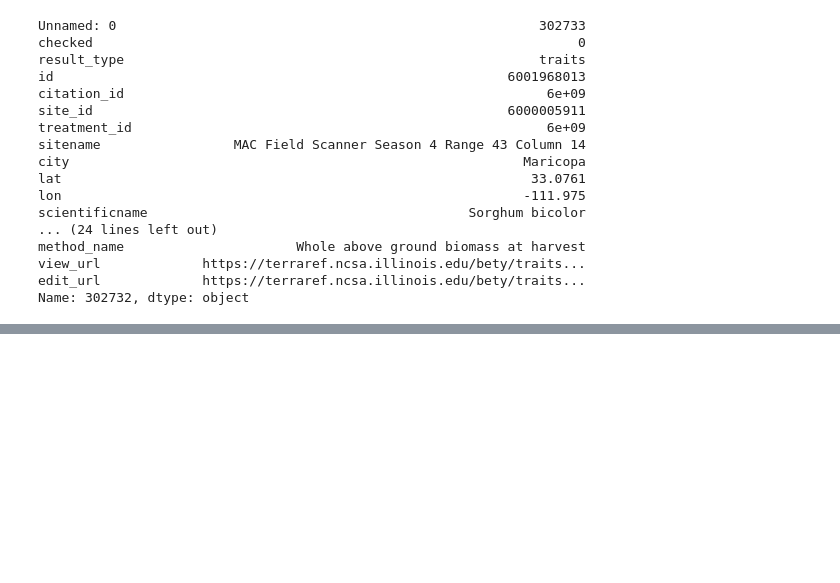
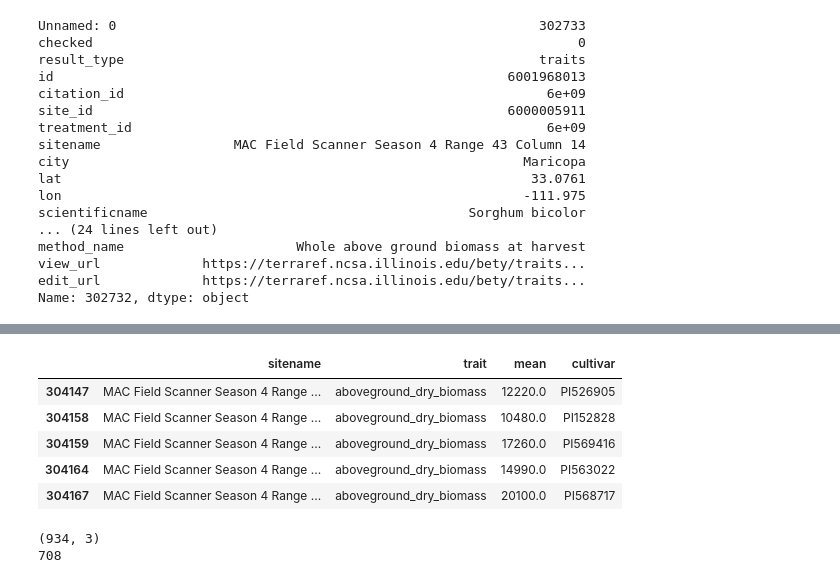
Before and after one commit to genophenoenvo/terraref-datasets, a Jupyter notebook: notebooks/gh5_phenotypes.ipynb, the cells around one changed output, grey strips where cells are left out. Cells and saved outputs as stored; diff of their text form; code cells hidden in the pictures; blank space fills up the shorter version.

```diff
--- a/notebooks/gh5_phenotypes.ipynb
+++ b/notebooks/gh5_phenotypes.ipynb
@@ -393,0 +466,16 @@ cols_to_drop = ['Unnamed: 0', 'checked', 'result_type', ]
+# %%
+bare_bones_df.tail()
+# %% [output]
+|  | sitename | trait | mean | cultivar |
+| 304147 | MAC Field Scanner Season 4 Range ... | aboveground_dry_biomass | 12220.0 | PI526905 |
+| 304158 | MAC Field Scanner Season 4 Range ... | aboveground_dry_biomass | 10480.0 | PI152828 |
+| 304159 | MAC Field Scanner Season 4 Range ... | aboveground_dry_biomass | 17260.0 | PI569416 |
+| 304164 | MAC Field Scanner Season 4 Range ... | aboveground_dry_biomass | 14990.0 | PI563022 |
+| 304167 | MAC Field Scanner Season 4 Range ... | aboveground_dry_biomass | 20100.0 | PI568717 |
+# %%
+print(bare_bones_df.shape)
+print(bare_bones_df.sitename.nunique())
+print(bare_bones_df)
+# %% [output]
+(934, 3)
+708
```
Also changed, not shown: parts of 15 cells of this notebook.
